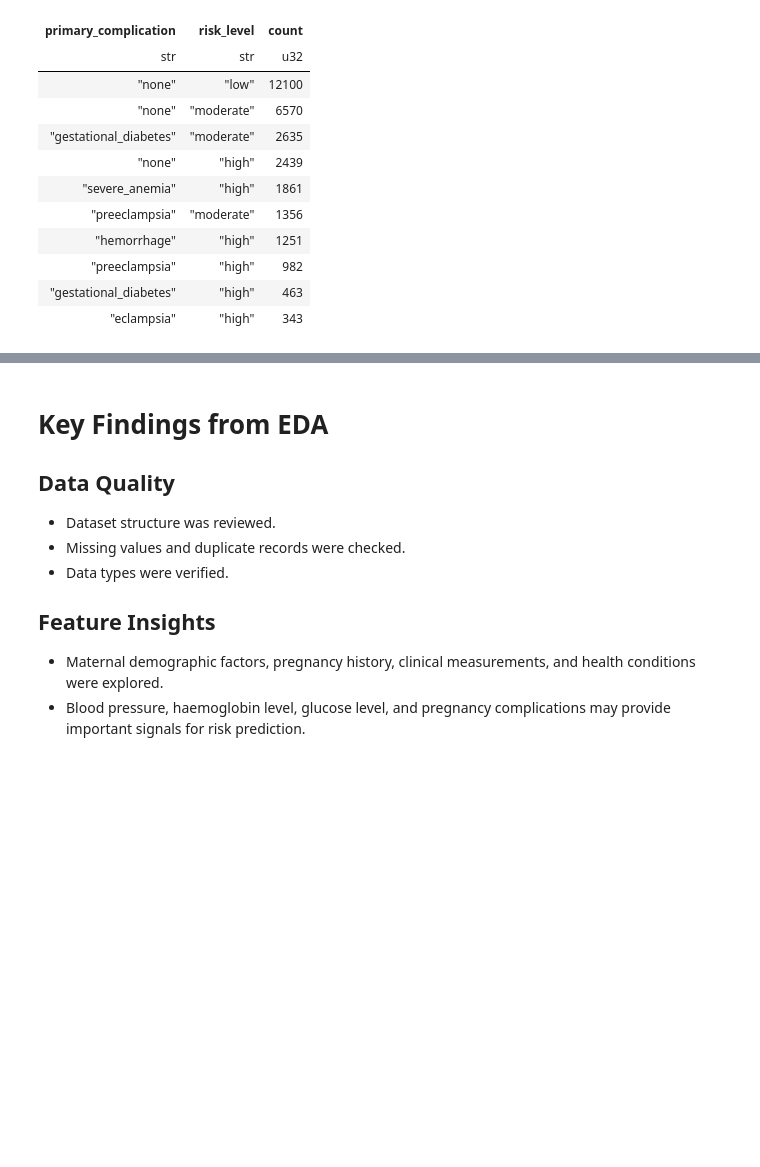
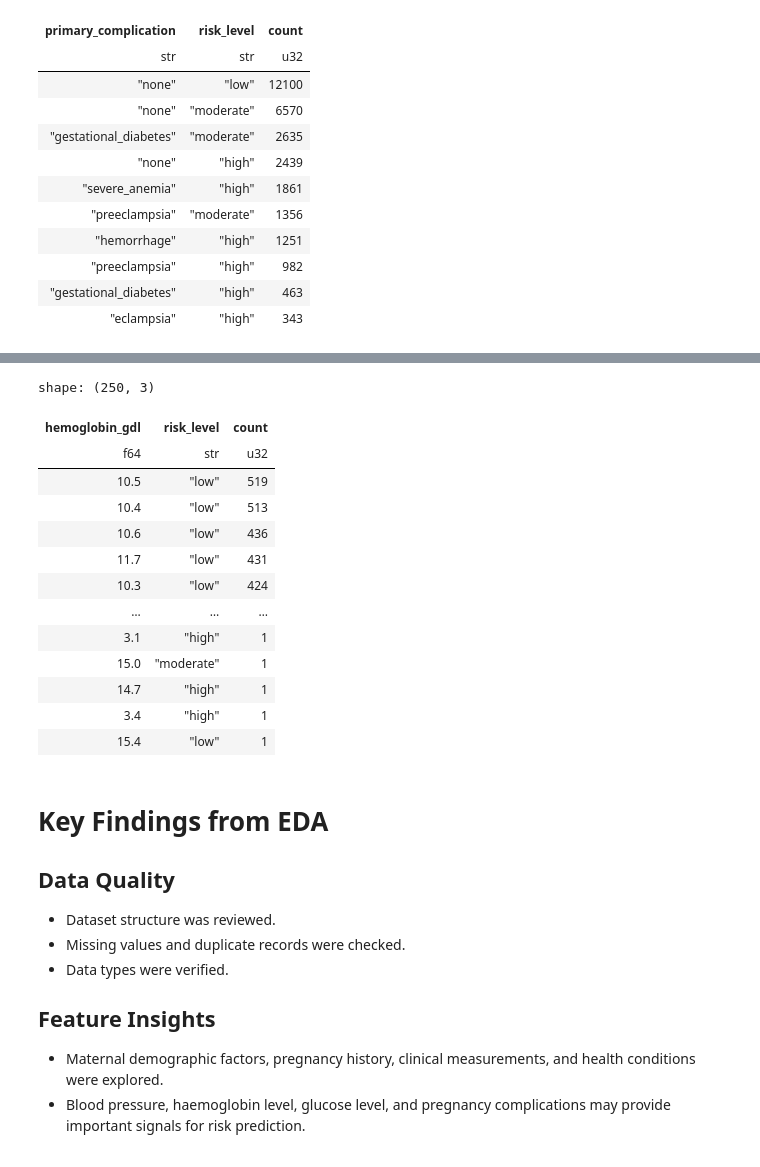
Before and after one commit to Elugbindin-Kehinde-Rashidat/Pregnancy-Journey-Partner-Project, a Jupyter notebook: notebooks/01_exploratory_data_analysis.ipynb, the cells around one changed output, grey strips where cells are left out. Cells and saved outputs as stored; diff of their text form; code cells hidden in the pictures; blank space fills up the shorter version.

```diff
--- a/notebooks/01_exploratory_data_analysis.ipynb
+++ b/notebooks/01_exploratory_data_analysis.ipynb
@@ -406,3 +578,35 @@ shape: (10, 3)
+# %%
+complication_risk = (
+    df
+    .group_by(
+        [
+            "hemoglobin_gdl",
+            "risk_level"
+        ]
+    )
+    .agg(
+        pl.len()
+        .alias("count")
+    )
+    .sort("count", descending=True)
+)
+
+complication_risk
+# %% [output]
+shape: (250, 3)
+| hemoglobin_gdl | risk_level | count |
+| f64 | str | u32 |
+| 10.5 | "low" | 519 |
+| 10.4 | "low" | 513 |
+| 10.6 | "low" | 436 |
+| 11.7 | "low" | 431 |
+| 10.3 | "low" | 424 |
+| … | … | … |
+| 3.1 | "high" | 1 |
+| 15.0 | "moderate" | 1 |
+| 14.7 | "high" | 1 |
+| 3.4 | "high" | 1 |
+| 15.4 | "low" | 1 |
 # %% [markdown]
 # Key Findings from EDA
 
```
Also changed, not shown: parts of 6 cells of this notebook.
